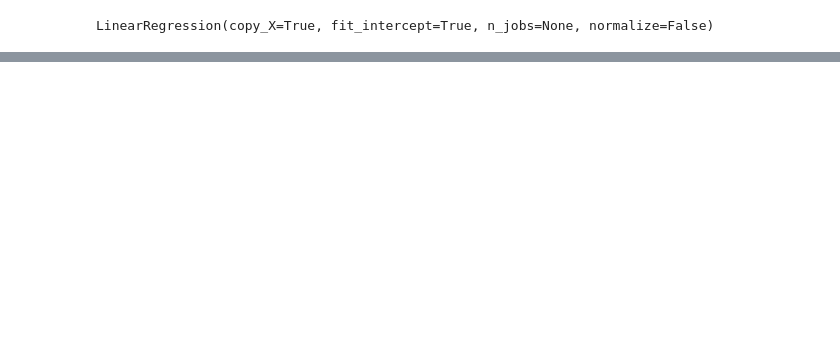
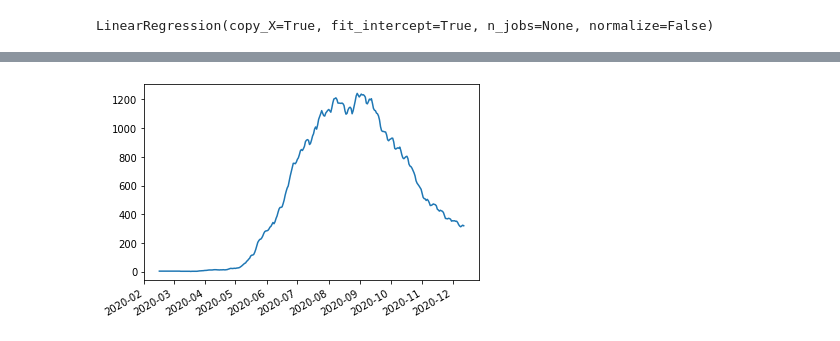
Before and after one commit to JoaquinPolonuer/covid_analysis_caba, a Jupyter notebook: api_notebook.ipynb, the cells around one changed output, grey strips where cells are left out. Drawn from its saved outputs; the diff is of its cells as text; code cells hidden in the pictures; blank space fills up the shorter version.

```diff
--- a/api_notebook.ipynb
+++ b/api_notebook.ipynb
@@ -154,0 +176,4 @@ Days until 0 cases: 28
+# %%
+plot_dict(list(cases.keys()),values_ewma)
+# %% [output]
+[figure, added]
```
Also changed, not shown: parts of 13 cells of this notebook.
